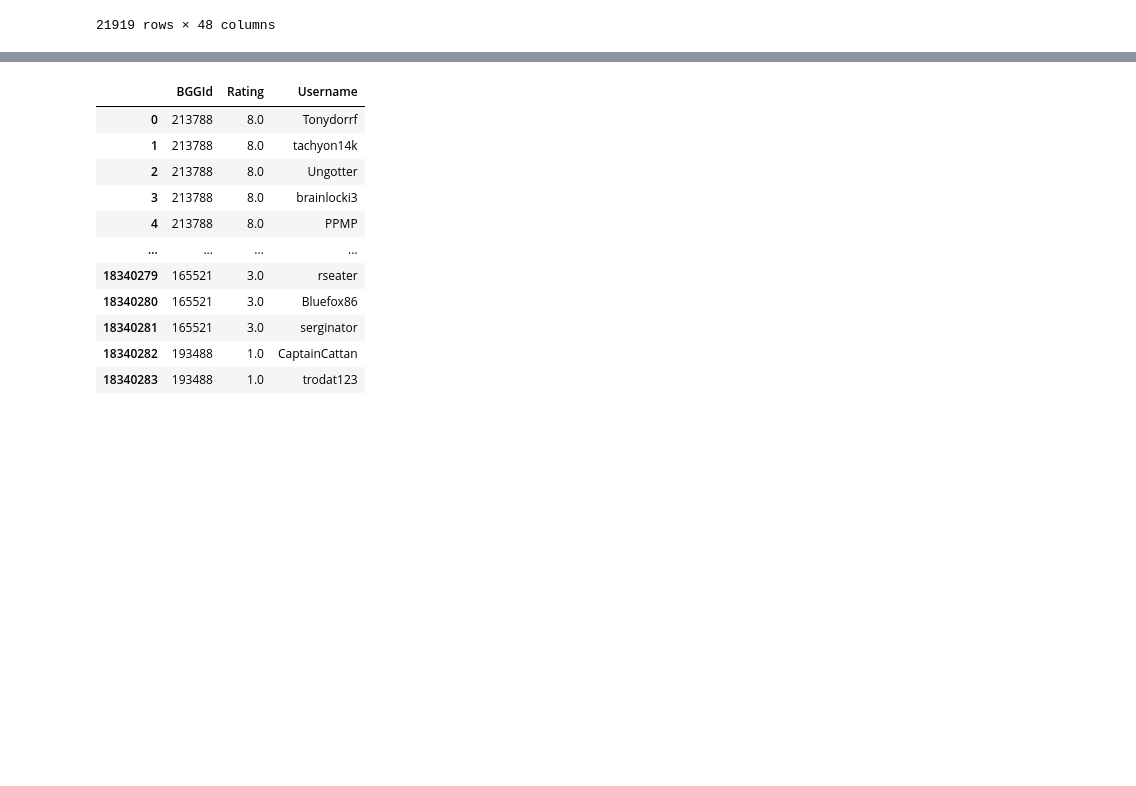
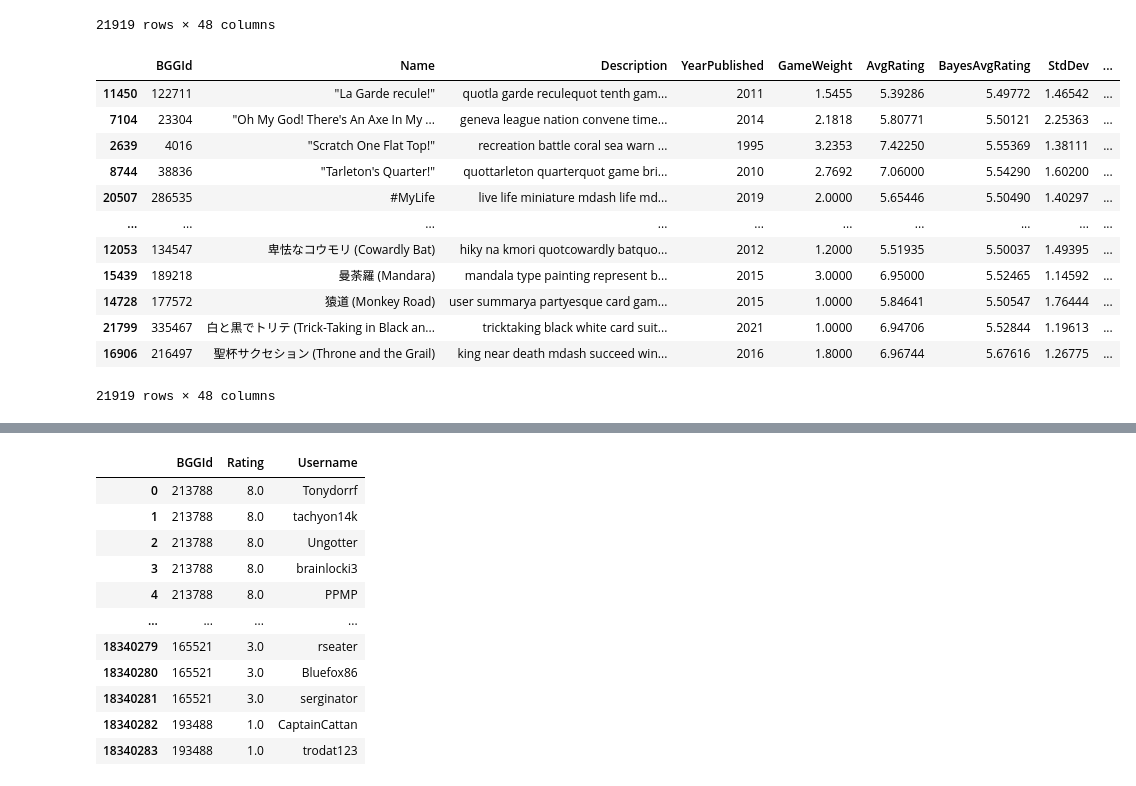
Before and after one commit to petr7555/pv254-board-games-recommender, a Jupyter notebook: server/playground/petr_janik/baselines.ipynb, the cells around one changed output, grey strips where cells are left out. Drawn from its saved outputs; the diff is of its cells as text; code cells hidden in the pictures; blank space fills up the shorter version.

```diff
--- a/server/playground/petr_janik/baselines.ipynb
+++ b/server/playground/petr_janik/baselines.ipynb
@@ -17,3 +33,20 @@ games
 | 21917 | 348955 | Rock Paper Scissors: Deluxe Edition | million year people force play ti... | 2021 | 4.5625 | 6.96970 | 5.53964 | 4.052570 | ... |
 | 21918 | 349131 | Splitter | splitter group number score point... | 2021 | 1.0000 | 6.48235 | 5.52631 | 1.160070 | ... |
 21919 rows × 48 columns
+# %%
+games_ordered_by_name = games.sort_values('Name', ascending=True)
+games_ordered_by_name
+# %% [output]
+|  | BGGId | Name | Description | YearPublished | GameWeight | AvgRating | BayesAvgRating | StdDev | ... |
+| 11450 | 122711 | "La Garde recule!" | quotla garde reculequot tenth gam... | 2011 | 1.5455 | 5.39286 | 5.49772 | 1.46542 | ... |
+| 7104 | 23304 | "Oh My God! There's An Axe In My ... | geneva league nation convene time... | 2014 | 2.1818 | 5.80771 | 5.50121 | 2.25363 | ... |
+| 2639 | 4016 | "Scratch One Flat Top!" | recreation battle coral sea warn ... | 1995 | 3.2353 | 7.42250 | 5.55369 | 1.38111 | ... |
+| 8744 | 38836 | "Tarleton's Quarter!" | quottarleton quarterquot game bri... | 2010 | 2.7692 | 7.06000 | 5.54290 | 1.60200 | ... |
+| 20507 | 286535 | #MyLife | live life miniature mdash life md... | 2019 | 2.0000 | 5.65446 | 5.50490 | 1.40297 | ... |
+| ... | ... | ... | ... | ... | ... | ... | ... | ... | ... |
+| 12053 | 134547 | 卑怯なコウモリ (Cowardly Bat) | hiky na kmori quotcowardly batquo... | 2012 | 1.2000 | 5.51935 | 5.50037 | 1.49395 | ... |
+| 15439 | 189218 | 曼荼羅 (Mandara) | mandala type painting represent b... | 2015 | 3.0000 | 6.95000 | 5.52465 | 1.14592 | ... |
+| 14728 | 177572 | 猿道 (Monkey Road) | user summarya partyesque card gam... | 2015 | 1.0000 | 5.84641 | 5.50547 | 1.76444 | ... |
+| 21799 | 335467 | 白と黒でトリテ (Trick-Taking in Black an... | tricktaking black white card suit... | 2021 | 1.0000 | 6.94706 | 5.52844 | 1.19613 | ... |
+| 16906 | 216497 | 聖杯サクセション (Throne and the Grail) | king near death mdash succeed win... | 2016 | 1.8000 | 6.96744 | 5.67616 | 1.26775 | ... |
+21919 rows × 48 columns
```
Also changed, not shown: parts of 17 cells of this notebook, 7 other files.
